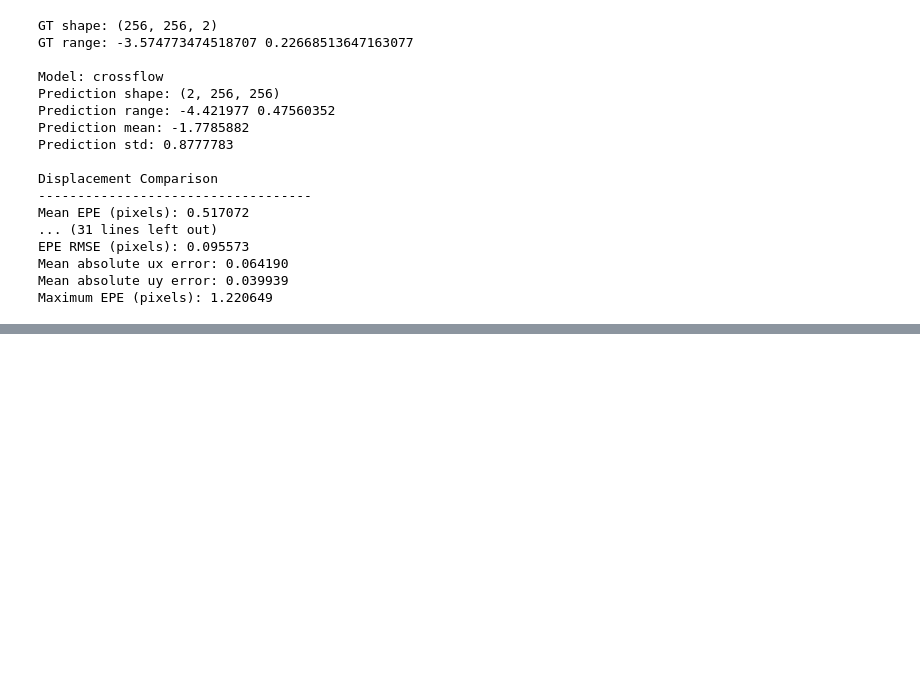
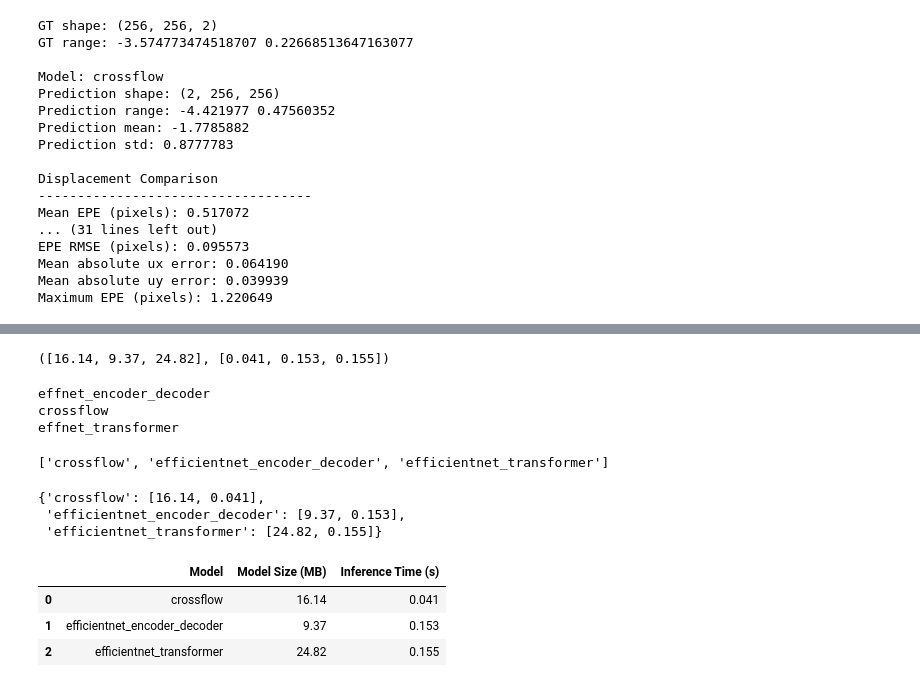
Before and after one commit to keerthi806/AI_in_manf_project, a Jupyter notebook: predict.ipynb, the cells around one changed output, grey strips where cells are left out. Saved outputs shown, nothing was run; the diff lists cells and outputs as text; code cells hidden in the pictures; blank space fills up the shorter version.

```diff
--- a/predict.ipynb
+++ b/predict.ipynb
@@ -549,0 +657,62 @@ Maximum EPE (pixels): 1.220649
+# %%
+from timeit import default_timer as t
+
+model_stats = [round(p.stat().st_size / 1024**2, 2) for p in models_path.iterdir()]
+
+time_stats = []
+
+for model in models:
+    start_time = t()
+    pred = predict(
+        model=model,
+        img1=img1,
+        img2=img2,
+        accelerator=False
+    )
+    end_time = t()
+    time_stats.append(round(end_time-start_time, 3))
+
+model_stats, time_stats
+# %% [output]
+([16.14, 9.37, 24.82], [0.041, 0.153, 0.155])
+# %%
+for p in models_path.iterdir():
+    print(p.stem)
+# %% [output]
+effnet_encoder_decoder
+crossflow
+effnet_transformer
+# %%
+[model.name for model in models]
+# %% [output]
+['crossflow', 'efficientnet_encoder_decoder', 'efficientnet_transformer']
+# %%
+results = {
+    model.name: [s, t]
+    for  model, s , t in (zip(models, model_stats, time_stats))
+}
+
+results
+# %% [output]
+{'crossflow': [16.14, 0.041],
+ 'efficientnet_encoder_decoder': [9.37, 0.153],
+ 'efficientnet_transformer': [24.82, 0.155]}
+# %%
+import pandas as pd
+
+
+df = pd.DataFrame.from_dict(
+    results,
+    orient="index",
+    columns=["Model Size (MB)", "Inference Time (s)"]
+)
+
+df.index.name = "Model"
+df = df.reset_index()
+
+df
+# %% [output]
+|  | Model | Model Size (MB) | Inference Time (s) |
+| 0 | crossflow | 16.14 | 0.041 |
+| 1 | efficientnet_encoder_decoder | 9.37 | 0.153 |
+| 2 | efficientnet_transformer | 24.82 | 0.155 |
```
Also changed, not shown: parts of 5 cells of this notebook, 6 other files.
